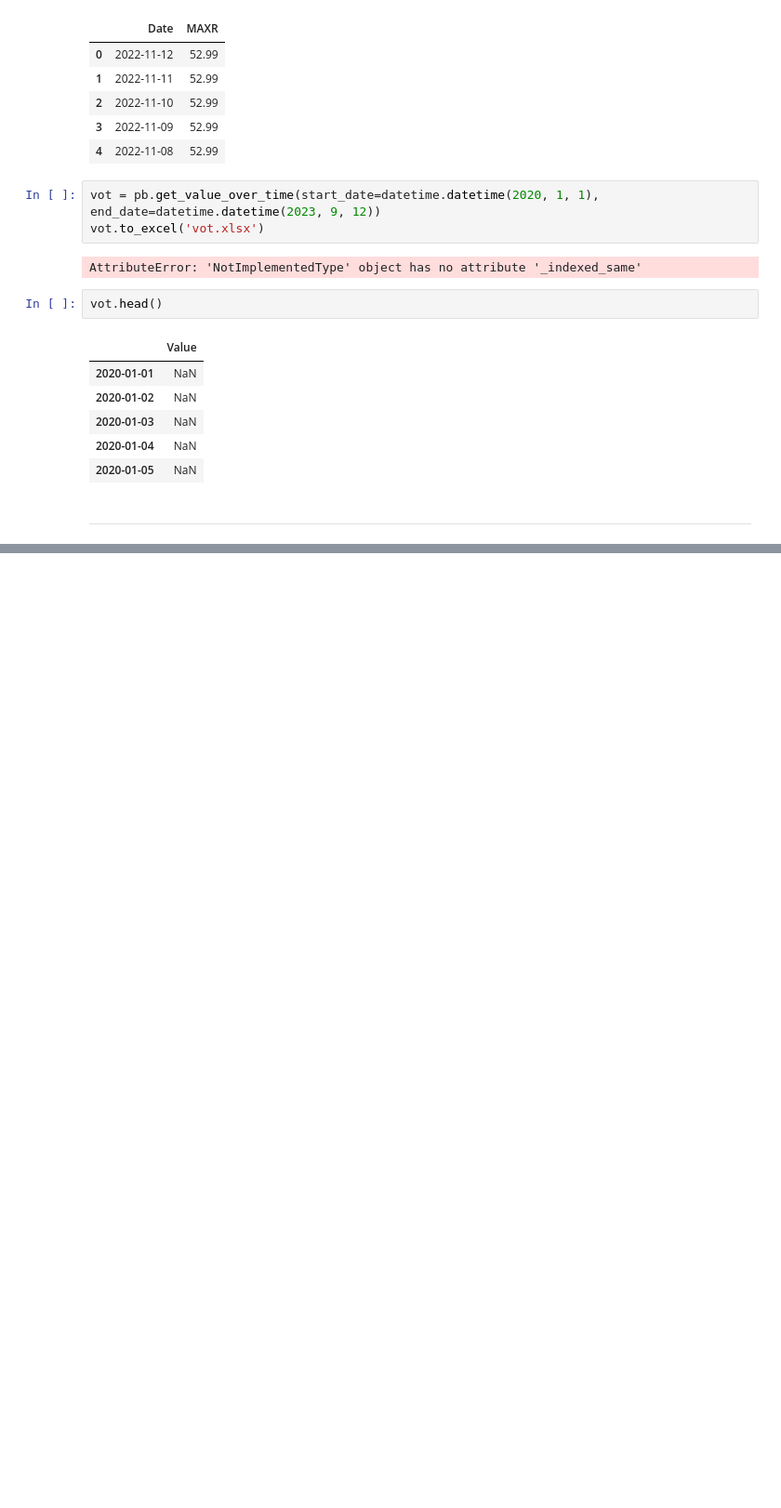
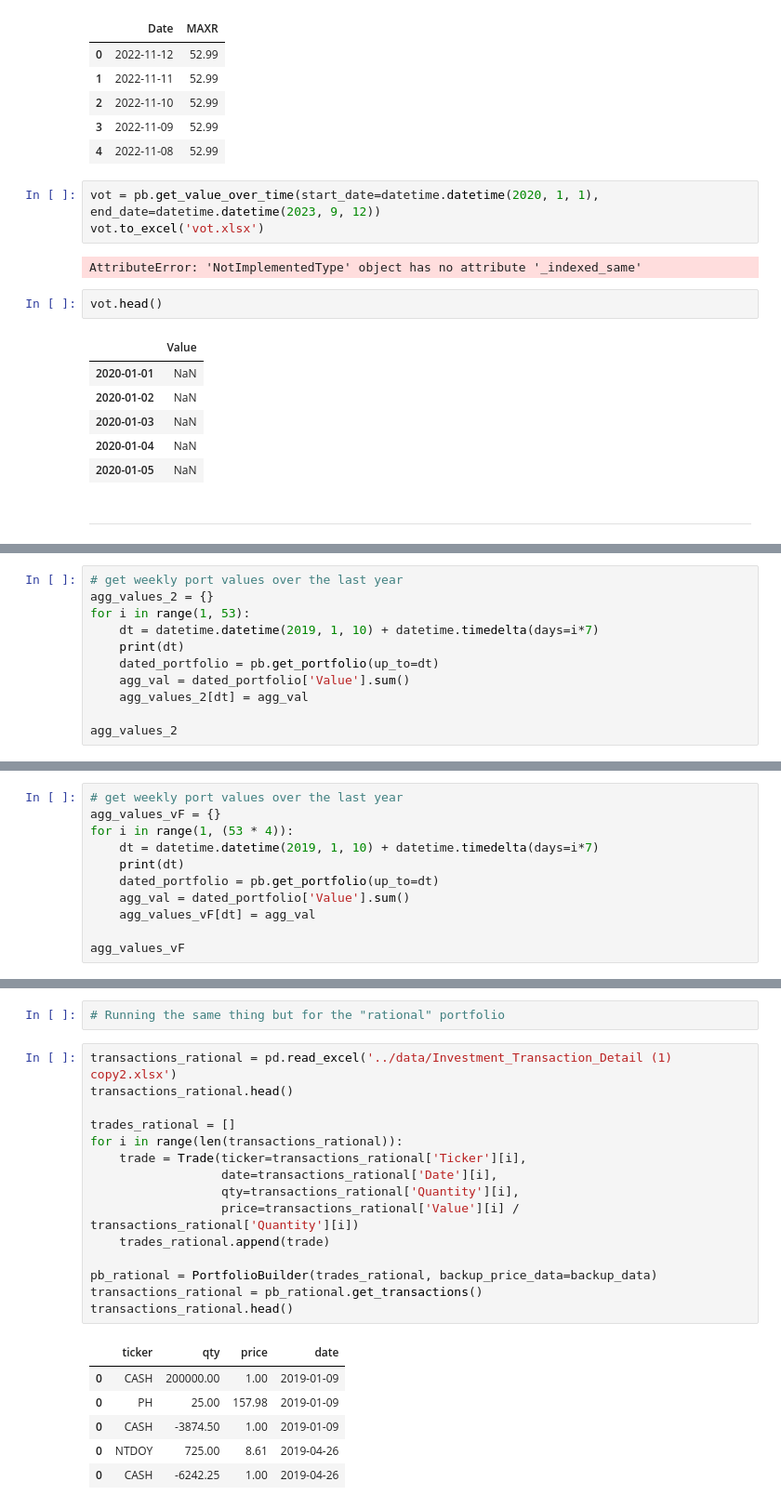
Before and after one commit to milesChild/svf_code, a Jupyter notebook: notebooks/port_review.ipynb, the cells around one changed output, grey strips where cells are left out. Shown at 93% size. Cells and saved outputs as stored; diff of their text form; blank space fills up the shorter version.

Commit message:
finish port review, needs cleaning

```diff
--- a/notebooks/port_review.ipynb
+++ b/notebooks/port_review.ipynb
@@ -212,0 +233,11 @@ fig.show()
+# %%
+# get weekly port values over the last year
+agg_values_2 = {}
+for i in range(1, 53):
+    dt = datetime.datetime(2019, 1, 10) + datetime.timedelta(days=i*7)
+    print(dt)
+    dated_portfolio = pb.get_portfolio(up_to=dt)
+    agg_val = dated_portfolio['Value'].sum()
+    agg_values_2[dt] = agg_val
+
+agg_values_2
@@ -212,0 +301,11 @@ fig.show()
+# %%
+# get weekly port values over the last year
+agg_values_vF = {}
+for i in range(1, (53 * 4)):
+    dt = datetime.datetime(2019, 1, 10) + datetime.timedelta(days=i*7)
+    print(dt)
+    dated_portfolio = pb.get_portfolio(up_to=dt)
+    agg_val = dated_portfolio['Value'].sum()
+    agg_values_vF[dt] = agg_val
+
+agg_values_vF
@@ -212,0 +354,24 @@ fig.show()
+# %%
+# Running the same thing but for the "rational" portfolio
+# %%
+transactions_rational = pd.read_excel('../data/Investment_Transaction_Detail (1) copy2.xlsx')
+transactions_rational.head()
+
+trades_rational = []
+for i in range(len(transactions_rational)):
+    trade = Trade(ticker=transactions_rational['Ticker'][i],
+                  date=transactions_rational['Date'][i],
+                  qty=transactions_rational['Quantity'][i],
+                  price=transactions_rational['Value'][i] / transactions_rational['Quantity'][i])
+    trades_rational.append(trade)
+
+pb_rational = PortfolioBuilder(trades_rational, backup_price_data=backup_data)
+transactions_rational = pb_rational.get_transactions()
+transactions_rational.head()
+# %% [output]
+|  | ticker | qty | price | date |
+| 0 | CASH | 200000.00 | 1.00 | 2019-01-09 |
+| 0 | PH | 25.00 | 157.98 | 2019-01-09 |
+| 0 | CASH | -3874.50 | 1.00 | 2019-01-09 |
+| 0 | NTDOY | 725.00 | 8.61 | 2019-04-26 |
+| 0 | CASH | -6242.25 | 1.00 | 2019-04-26 |
```
Also changed, not shown: parts of 15 cells of this notebook, 10 other files.
